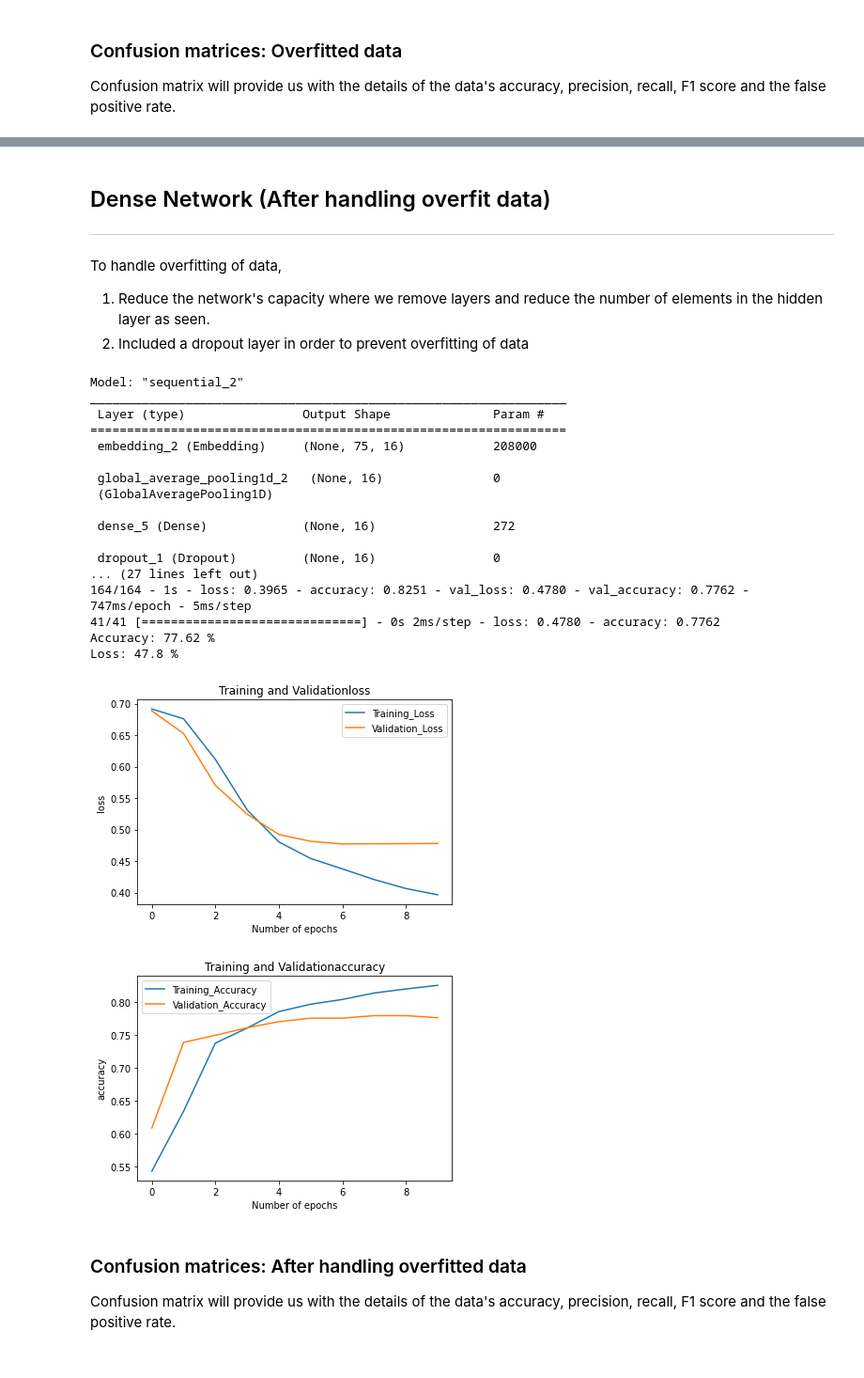
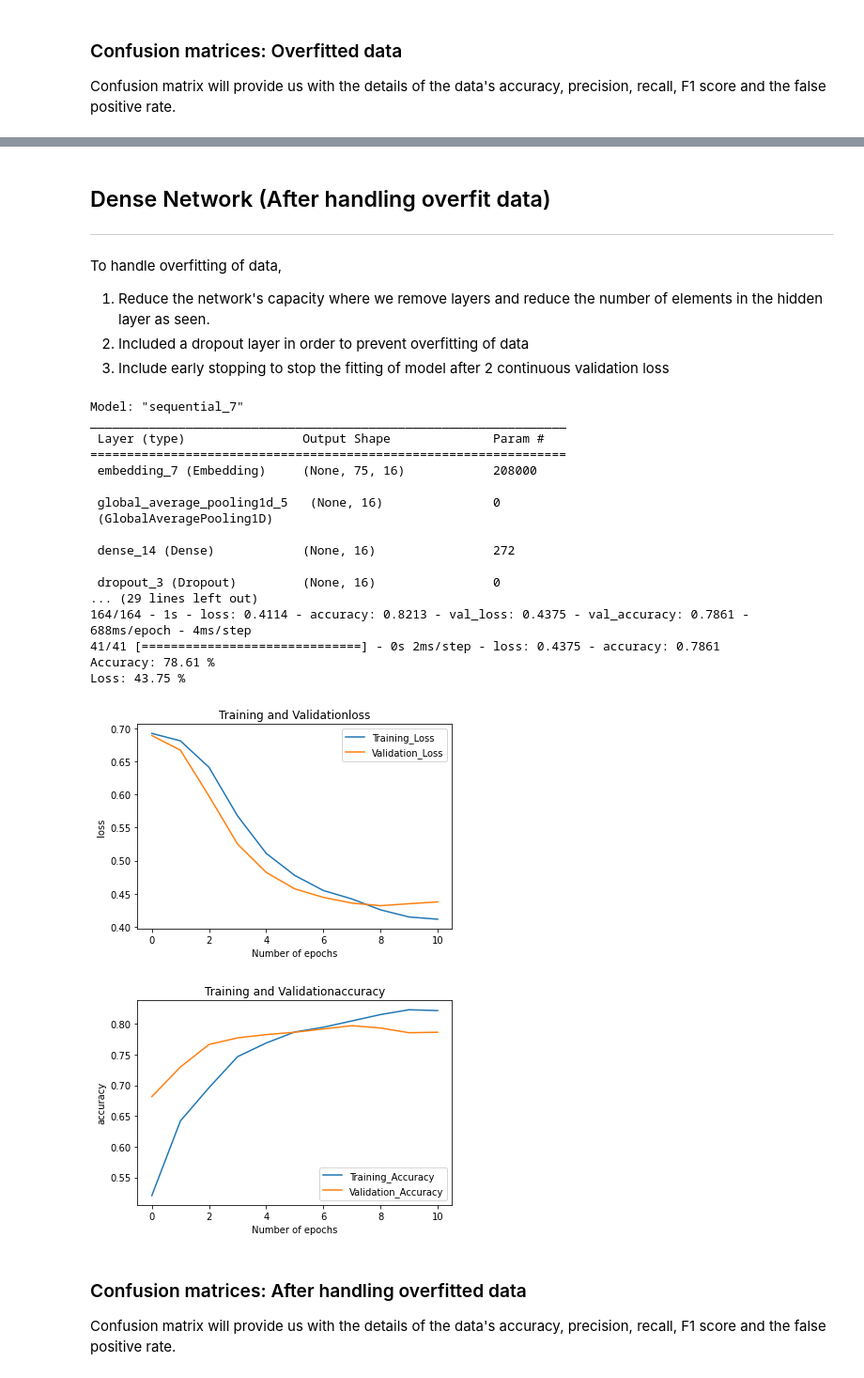
Before and after one commit to woonyee28/Classification-and-Detection-of-Disaster-Tweets, a Jupyter notebook: SC1015_Mini_Project.ipynb, the cells around one changed output, grey strips where cells are left out. Shown at 94% size. Drawn from its saved outputs; the diff is of its cells as text; code cells hidden in the pictures.

Commit message:
validation set

```diff
--- a/SC1015_Mini_Project.ipynb
+++ b/SC1015_Mini_Project.ipynb
@@ -56,7 +56,7 @@ Dataset by [Kaggle](https://www.kaggle.com/competitions/nlp-getting-started/data
 Since it is formatted into a CSV file, we can import the dataset into Python through `read_csv()` function.
 `head()` function is used to verify that the dataset is successfully imported.
 # %%
-fileURL = "https://raw.githubusercontent.com/woonyee28/mini-project/main/train.csv" #Assign link of dataset to variable
+fileURL = "https://raw.githubusercontent.com/woonyee28/mini-project/main/data/train.csv" #Assign link of dataset to variable
 original_tweets = pd.read_csv(fileURL) #Import data into original_tweets
 # %%
 #original_tweets = pd.read_csv("/content/Dataset/mini_project_train.csv") #Import data from CSV File
@@ -807,11 +835,13 @@ To handle overfitting of data,
 
 1.   Reduce the network's capacity where we remove layers and reduce the number of elements in the hidden layer as seen.
 2.   Included a dropout layer in order to prevent overfitting of data
+3.   Include early stopping to stop the fitting of model after 2 continuous validation loss
 # %%
 vocab_size = 13000 #Defined earlier as number_of_tokens
 embeding_dim = 16
 drop_value = 0.2
 n_dense = 24
+
 
 model = Sequential()
 model.add(Embedding(vocab_size,embeding_dim,input_length=max_len))
@@ -822,49 +852,49 @@ model.add(Dense(1,activation='sigmoid'))
 
 model.summary()
 
-model.compile(loss='binary_crossentropy',optimizer='adam',metrics=['accuracy'])
+model.compile(loss='binary_crossentropy',optimizer = 'adam', metrics=['accuracy'])
 
 num_epochs = 30
-early_stop = EarlyStopping(monitor='val_loss',patience=3)
+early_stop = EarlyStopping(monitor='val_loss',patience=2)
 history = model.fit(training_padded, isDisaster_train, epochs=num_epochs, validation_data=(testing_padded, isDisaster_test),callbacks=[early_stop],verbose=2)
 
 
 loss, accuracy = model.evaluate(testing_padded,isDisaster_test)
 print('Accuracy:', round((accuracy*100),2),'%')
 print('Loss:',round((loss*100),2),'%')
 
 metrics = pd.DataFrame(history.history)
 metrics.rename(columns = {'loss':'Training_Loss','accuracy': 'Training_Accuracy', 'val_loss': 'Validation_Loss', 'val_accuracy': 'Validation_Accuracy'},inplace=True)
 def plot_graphs1(var1,var2,string):
   metrics[[var1,var2]].plot()
   plt.title('Training and Validation' + string)
   plt.xlabel('Number of epochs')
   plt.ylabel(string)
   plt.legend([var1,var2])
 
 
 plot_graphs1('Training_Loss','Validation_Loss','loss')
 plot_graphs1('Training_Accuracy','Validation_Accuracy','accuracy')
 # %% [output]
-Model: "sequential_2"
+Model: "sequential_7"
 _________________________________________________________________
  Layer (type)                Output Shape              Param #
 =================================================================
- embedding_2 (Embedding)     (None, 75, 16)            208000
+ embedding_7 (Embedding)     (None, 75, 16)            208000
 
- global_average_pooling1d_2   (None, 16)               0
+ global_average_pooling1d_5   (None, 16)               0
  (GlobalAveragePooling1D)
 
- dense_5 (Dense)             (None, 16)                272
+ dense_14 (Dense)            (None, 16)                272
 
- dropout_1 (Dropout)         (None, 16)                0
-... (27 lines left out)
-164/164 - 1s - loss: 0.3965 - accuracy: 0.8251 - val_loss: 0.4780 - val_accuracy: 0.7762 - 747ms/epoch - 5ms/step
-41/41 [==============================] - 0s 2ms/step - loss: 0.4780 - accuracy: 0.7762
-Accuracy: 77.62 %
-Loss: 47.8 %
+ dropout_3 (Dropout)         (None, 16)                0
+... (29 lines left out)
+164/164 - 1s - loss: 0.4114 - accuracy: 0.8213 - val_loss: 0.4375 - val_accuracy: 0.7861 - 688ms/epoch - 4ms/step
+41/41 [==============================] - 0s 2ms/step - loss: 0.4375 - accuracy: 0.7861
+Accuracy: 78.61 %
+Loss: 43.75 %
-[figure, old version]
+[figure, new version]
-[figure, old version]
+[figure, new version]
 # %% [markdown]
 ### Confusion matrices: After handling overfitted data
 
```
Also changed, not shown: parts of 52 cells of this notebook, 3 other files.
